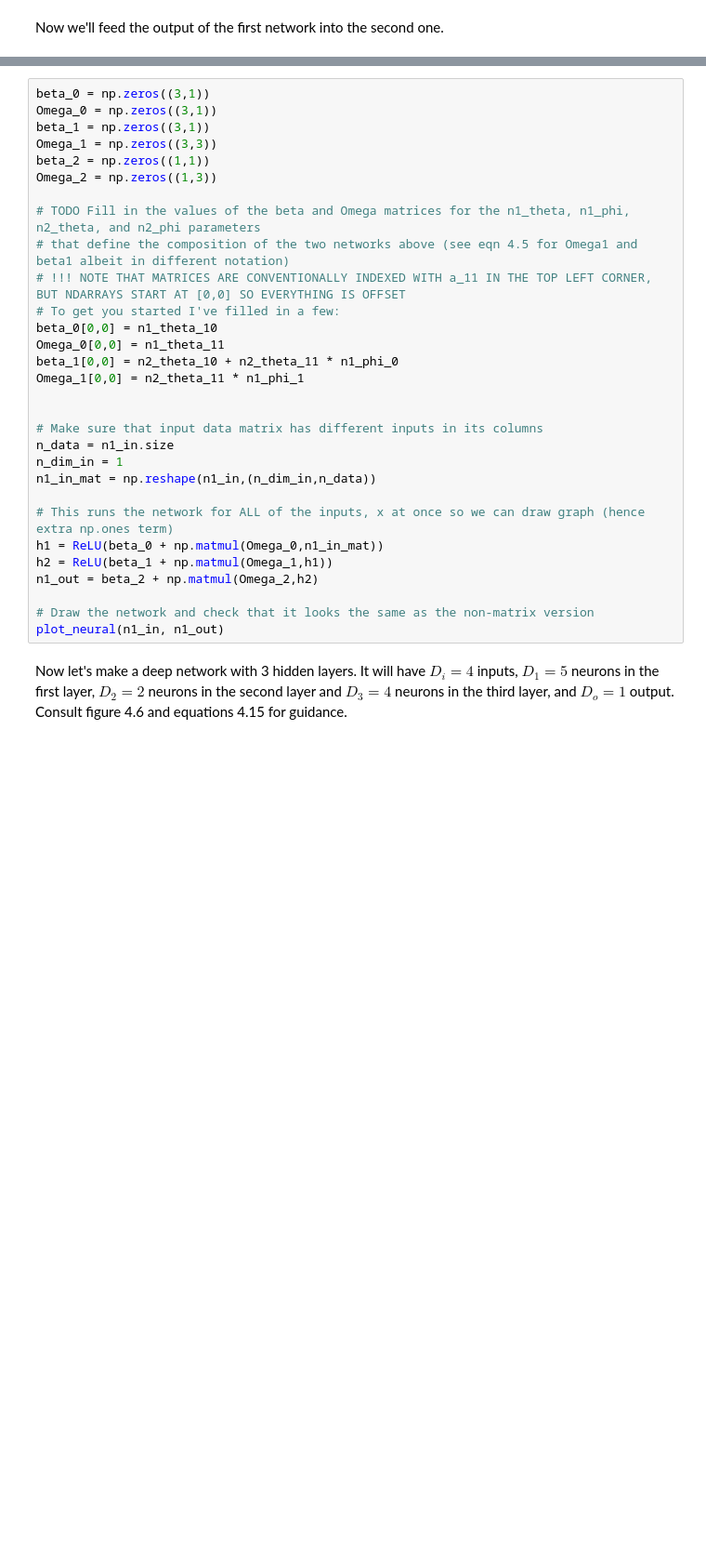
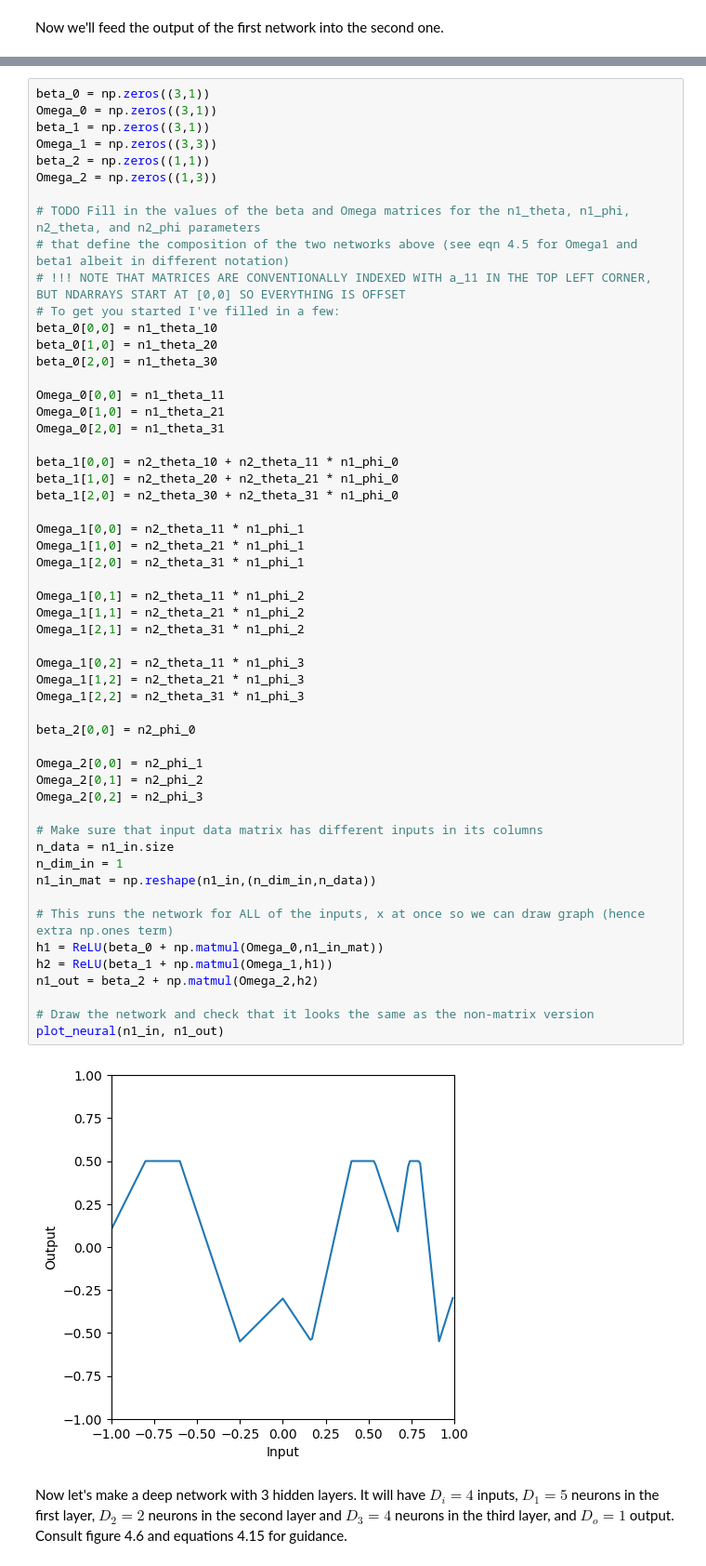
Before and after one commit to QuanDool/understanding-deep-learning, a Jupyter notebook: Notebooks/Chap04/4_3_Deep_Networks.ipynb, the cells around one changed output, grey strips where cells are left out. Shown: that part at 93% size. Cells and saved outputs as stored; diff of their text form; blank space fills up the shorter version.

```diff
--- a/Notebooks/Chap04/4_3_Deep_Networks.ipynb
+++ b/Notebooks/Chap04/4_3_Deep_Networks.ipynb
@@ -107,33 +125,59 @@ plot_neural(n1_in, n2_out)
 # %%
 beta_0 = np.zeros((3,1))
 Omega_0 = np.zeros((3,1))
 beta_1 = np.zeros((3,1))
 Omega_1 = np.zeros((3,3))
 beta_2 = np.zeros((1,1))
 Omega_2 = np.zeros((1,3))
 
 # TODO Fill in the values of the beta and Omega matrices for the n1_theta, n1_phi, n2_theta, and n2_phi parameters
 # that define the composition of the two networks above (see eqn 4.5 for Omega1 and beta1 albeit in different notation)
 # !!! NOTE THAT MATRICES ARE CONVENTIONALLY INDEXED WITH a_11 IN THE TOP LEFT CORNER, BUT NDARRAYS START AT [0,0] SO EVERYTHING IS OFFSET
 # To get you started I've filled in a few:
 beta_0[0,0] = n1_theta_10
+beta_0[1,0] = n1_theta_20
+beta_0[2,0] = n1_theta_30
+
 Omega_0[0,0] = n1_theta_11
+Omega_0[1,0] = n1_theta_21
+Omega_0[2,0] = n1_theta_31
+
 beta_1[0,0] = n2_theta_10 + n2_theta_11 * n1_phi_0
+beta_1[1,0] = n2_theta_20 + n2_theta_21 * n1_phi_0
+beta_1[2,0] = n2_theta_30 + n2_theta_31 * n1_phi_0
+
 Omega_1[0,0] = n2_theta_11 * n1_phi_1
+Omega_1[1,0] = n2_theta_21 * n1_phi_1
+Omega_1[2,0] = n2_theta_31 * n1_phi_1
 
+Omega_1[0,1] = n2_theta_11 * n1_phi_2
+Omega_1[1,1] = n2_theta_21 * n1_phi_2
+Omega_1[2,1] = n2_theta_31 * n1_phi_2
+
+Omega_1[0,2] = n2_theta_11 * n1_phi_3
+Omega_1[1,2] = n2_theta_21 * n1_phi_3
+Omega_1[2,2] = n2_theta_31 * n1_phi_3
+
+beta_2[0,0] = n2_phi_0
+
+Omega_2[0,0] = n2_phi_1
+Omega_2[0,1] = n2_phi_2
+Omega_2[0,2] = n2_phi_3
 
 # Make sure that input data matrix has different inputs in its columns
 n_data = n1_in.size
 n_dim_in = 1
 n1_in_mat = np.reshape(n1_in,(n_dim_in,n_data))
 
 # This runs the network for ALL of the inputs, x at once so we can draw graph (hence extra np.ones term)
 h1 = ReLU(beta_0 + np.matmul(Omega_0,n1_in_mat))
 h2 = ReLU(beta_1 + np.matmul(Omega_1,h1))
 n1_out = beta_2 + np.matmul(Omega_2,h2)
 
 # Draw the network and check that it looks the same as the non-matrix version
 plot_neural(n1_in, n1_out)
+# %% [output]
+[figure, added]
 # %% [markdown]
 Now let's make a deep network with 3 hidden layers.  It will have $D_i=4$ inputs, $D_1=5$ neurons  in the first layer, $D_2=2$ neurons in the second layer and $D_3=4$ neurons in the third layer, and $D_o = 1$ output.  Consult figure 4.6 and equations 4.15 for guidance.
 # %%
```
Also changed, not shown: parts of 4 cells of this notebook.
